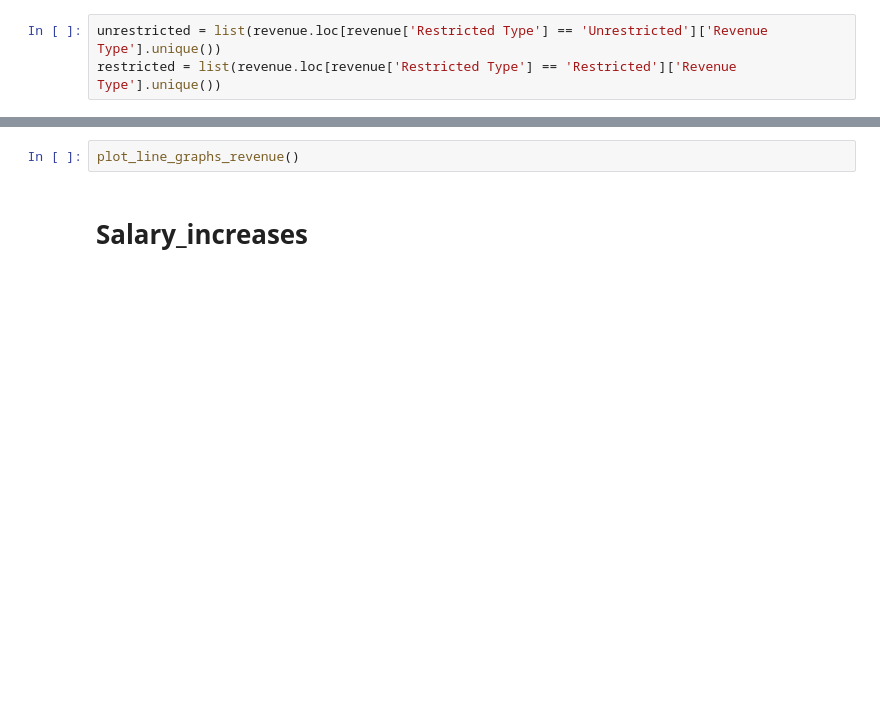
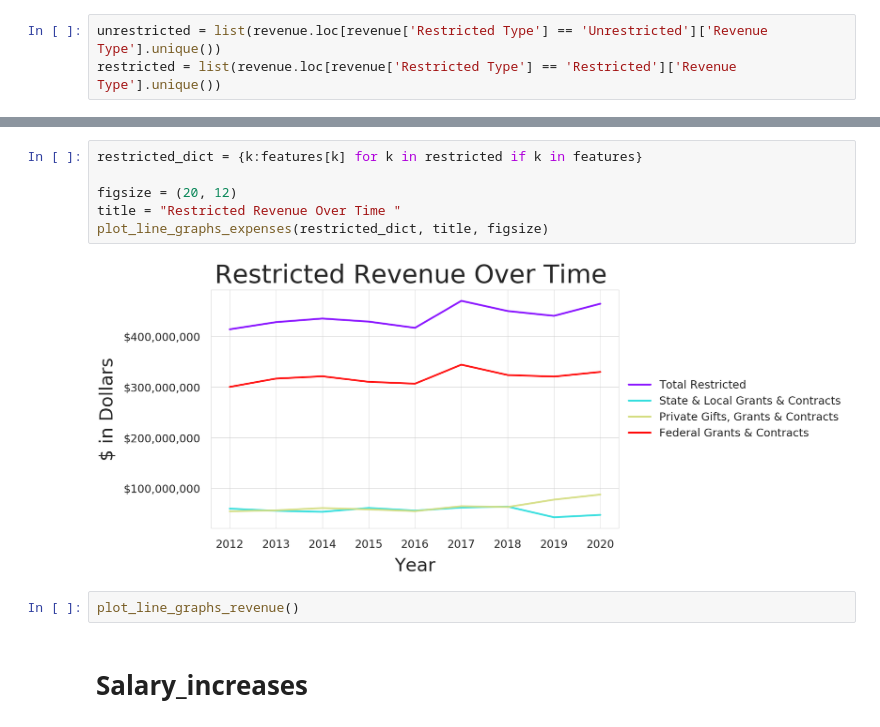
Before and after one commit to adharsh/UMD-Budget-Analysis, a Jupyter notebook: Main.ipynb, the cells around one changed output, grey strips where cells are left out. Cells and saved outputs as stored; diff of their text form; blank space fills up the shorter version.

```diff
--- a/Main.ipynb
+++ b/Main.ipynb
@@ -256,3 +245,11 @@ plot_line_graphs_expenses(programs_dict, title, figsize)
+# %%
+restricted_dict = {k:features[k] for k in restricted if k in features}
+
+figsize = (20, 12)
+title = "Restricted Revenue Over Time "
+plot_line_graphs_expenses(restricted_dict, title, figsize)
+# %% [output]
+[figure, added]
 # %%
 plot_line_graphs_revenue()
 # %% [markdown]
```
Also changed, not shown: parts of 25 cells of this notebook, 1 other file.
